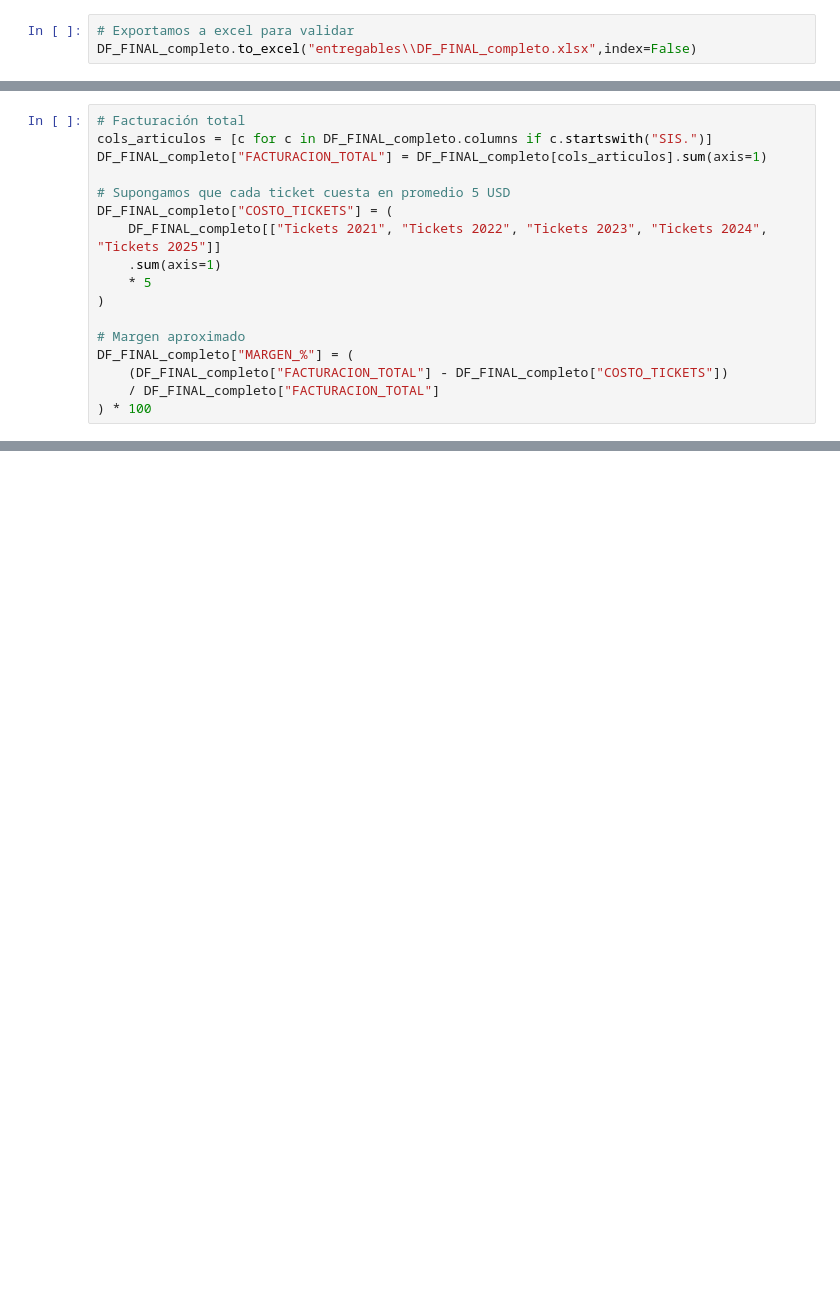
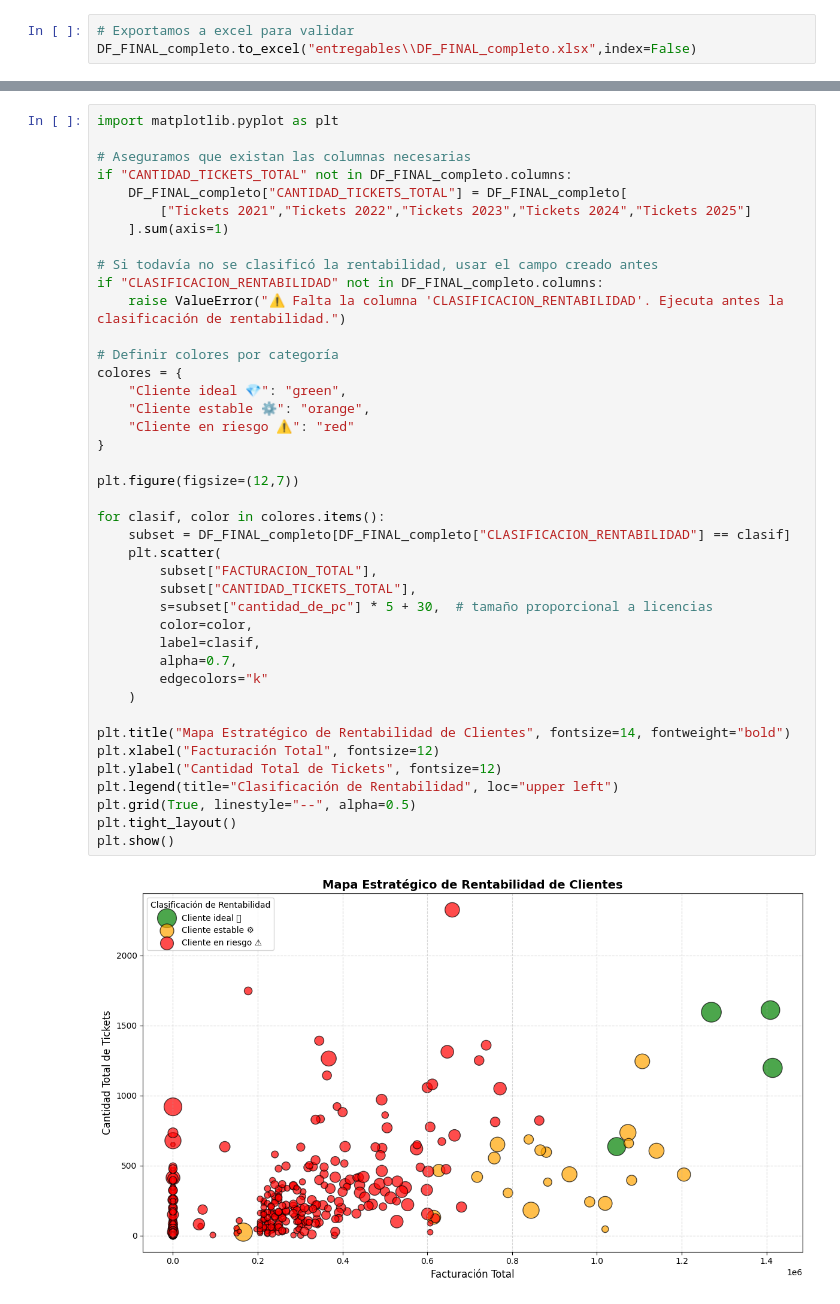
Before and after one commit to christiansaluzzo/Etsol_AnalisisClientes, a Jupyter notebook: análisis_clientes.ipynb, the cells around one changed output, grey strips where cells are left out. Saved outputs shown, nothing was run; the diff lists cells and outputs as text; blank space fills up the shorter version.

```diff
--- a/análisis_clientes.ipynb
+++ b/análisis_clientes.ipynb
@@ -594,17 +569,0 @@ Margen estimado (%)	(Facturación - Costos) / Facturación	Rentabilidad aproxima
-# %%
-# Facturación total
-cols_articulos = [c for c in DF_FINAL_completo.columns if c.startswith("SIS.")]
-DF_FINAL_completo["FACTURACION_TOTAL"] = DF_FINAL_completo[cols_articulos].sum(axis=1)
-
-# Supongamos que cada ticket cuesta en promedio 5 USD
-DF_FINAL_completo["COSTO_TICKETS"] = (
-    DF_FINAL_completo[["Tickets 2021", "Tickets 2022", "Tickets 2023", "Tickets 2024", "Tickets 2025"]]
-    .sum(axis=1)
-    * 5
-)
-
-# Margen aproximado
-DF_FINAL_completo["MARGEN_%"] = (
-    (DF_FINAL_completo["FACTURACION_TOTAL"] - DF_FINAL_completo["COSTO_TICKETS"])
-    / DF_FINAL_completo["FACTURACION_TOTAL"]
-) * 100
@@ -727,0 +649,43 @@ KeyError: 'cod_art'
+# %%
+import matplotlib.pyplot as plt
+
+# Aseguramos que existan las columnas necesarias
+if "CANTIDAD_TICKETS_TOTAL" not in DF_FINAL_completo.columns:
+    DF_FINAL_completo["CANTIDAD_TICKETS_TOTAL"] = DF_FINAL_completo[
+        ["Tickets 2021","Tickets 2022","Tickets 2023","Tickets 2024","Tickets 2025"]
+    ].sum(axis=1)
+
+# Si todavía no se clasificó la rentabilidad, usar el campo creado antes
+if "CLASIFICACION_RENTABILIDAD" not in DF_FINAL_completo.columns:
+    raise ValueError("⚠️ Falta la columna 'CLASIFICACION_RENTABILIDAD'. Ejecuta antes la clasificación de rentabilidad.")
+
+# Definir colores por categoría
+colores = {
+    "Cliente ideal 💎": "green",
+    "Cliente estable ⚙️": "orange",
+    "Cliente en riesgo ⚠️": "red"
+}
+
+plt.figure(figsize=(12,7))
+
+for clasif, color in colores.items():
+    subset = DF_FINAL_completo[DF_FINAL_completo["CLASIFICACION_RENTABILIDAD"] == clasif]
+    plt.scatter(
+        subset["FACTURACION_TOTAL"],
+        subset["CANTIDAD_TICKETS_TOTAL"],
+        s=subset["cantidad_de_pc"] * 5 + 30,  # tamaño proporcional a licencias
+        color=color,
+        label=clasif,
+        alpha=0.7,
+        edgecolors="k"
+    )
+
+plt.title("Mapa Estratégico de Rentabilidad de Clientes", fontsize=14, fontweight="bold")
+plt.xlabel("Facturación Total", fontsize=12)
+plt.ylabel("Cantidad Total de Tickets", fontsize=12)
+plt.legend(title="Clasificación de Rentabilidad", loc="upper left")
+plt.grid(True, linestyle="--", alpha=0.5)
+plt.tight_layout()
+plt.show()
+# %% [output]
+[figure, added]
```
Also changed, not shown: parts of 26 cells of this notebook.
